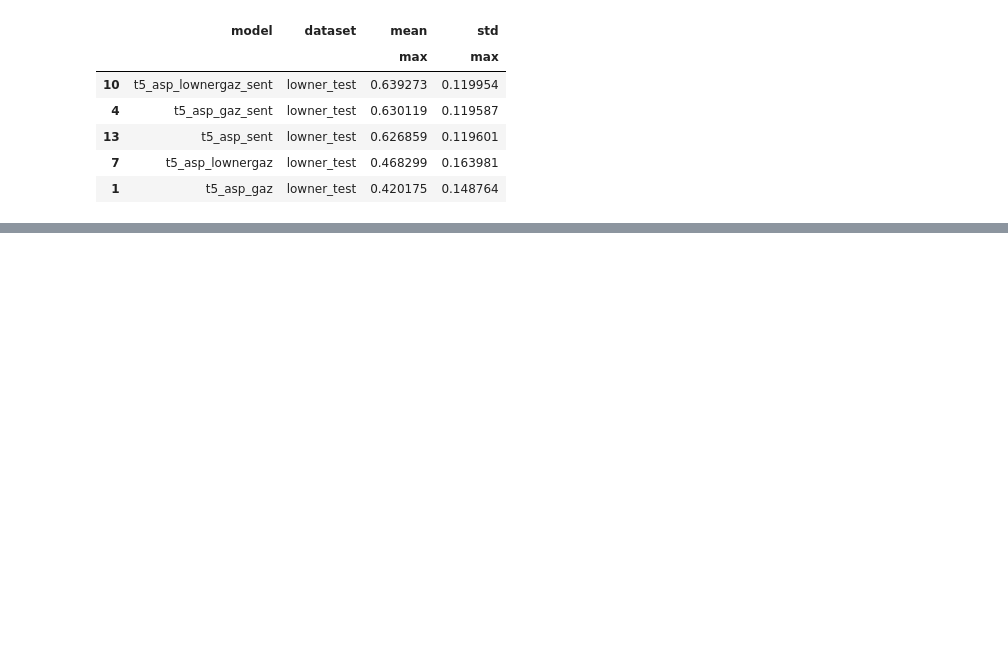
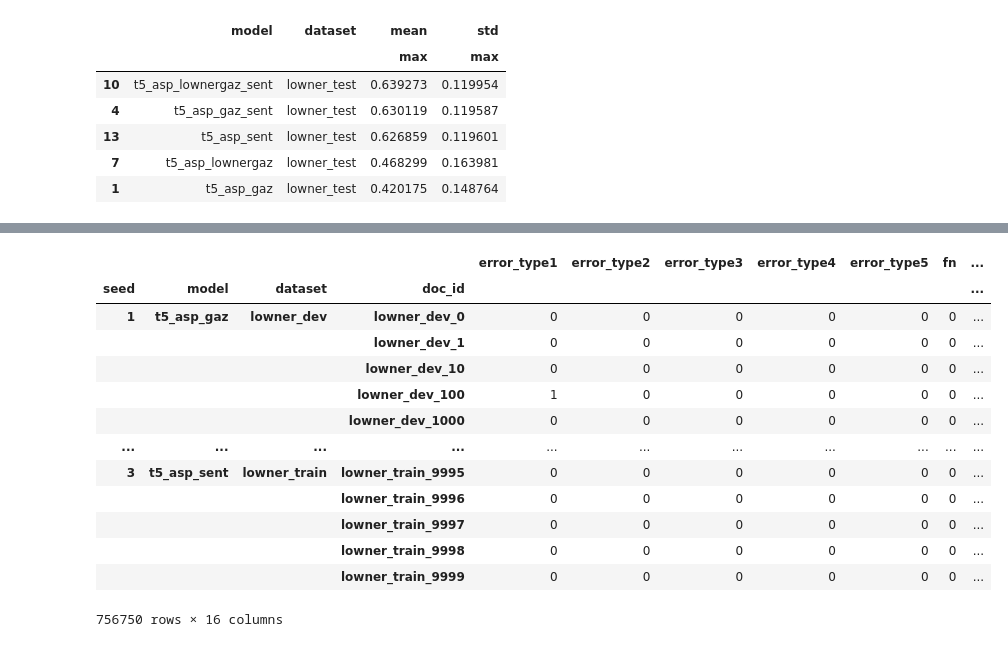
Before and after one commit to roebbert92/thesis, a Jupyter notebook: evaluations/01_performance.ipynb, the cells around one changed output, grey strips where cells are left out. Saved outputs shown, nothing was run; the diff lists cells and outputs as text; code cells hidden in the pictures; blank space fills up the shorter version.

```diff
--- a/evaluations/01_performance.ipynb
+++ b/evaluations/01_performance.ipynb
@@ -498,0 +585,6 @@ agg_df.pivot_table(values=["f1"], index=["seed", "dataset", "doc_id"], columns=[
+# %%
+import pandas as pd
+
+seeds = pd.DataFrame({"seed": ["1", "2", "3"]})
+eecr_labeled_data = seeds.merge(labeled_data[["model", "dataset", "doc_id", "eecr"]], how="cross").set_index(["seed", "model", "dataset", "doc_id"])
+eecr_labeled_data
@@ -498,0 +606,3 @@ agg_df.pivot_table(values=["f1"], index=["seed", "dataset", "doc_id"], columns=[
+# %%
+eecr_search_results = seeds.merge(search_results_eecr[["model", "dataset", "doc_id", "eecr"]], how="cross").set_index(["seed", "model", "dataset", "doc_id"])
+eecr_search_results
@@ -498,0 +624,3 @@ agg_df.pivot_table(values=["f1"], index=["seed", "dataset", "doc_id"], columns=[
+# %%
+search_results_top1 = seeds.merge(search_results[["model", "dataset", "doc_id", "max"]], how="cross").set_index(["seed", "model", "dataset", "doc_id"])
+search_results_top1
@@ -498,0 +654,3 @@ agg_df.pivot_table(values=["f1"], index=["seed", "dataset", "doc_id"], columns=[
+# %%
+search_results_score = seeds.merge(search_results[["model", "dataset", "doc_id", "search score"]], how="cross").set_index(["seed", "model", "dataset", "doc_id"])
+search_results_score
@@ -498,0 +684,27 @@ agg_df.pivot_table(values=["f1"], index=["seed", "dataset", "doc_id"], columns=[
+# %%
+# combine
+# error_rate
+# eecr_labeled_data
+# eecr_search_results
+# search_results_top1
+# search_results_score
+combined_df = error_rate.join(eecr_labeled_data, on=["seed", "model", "dataset", "doc_id"])
+combined_df = combined_df.join(eecr_search_results, on=["seed", "model", "dataset", "doc_id"], lsuffix="_labeled_data", rsuffix="_search_results")
+combined_df = combined_df.join(search_results_top1, on=["seed", "model", "dataset", "doc_id"])
+combined_df = combined_df.join(search_results_score, on=["seed", "model", "dataset", "doc_id"])
+combined_df
+# %% [output]
+|  |  |  |  | error_type1 | error_type2 | error_type3 | error_type4 | error_type5 | fn | ... |
+| seed | model | dataset | doc_id |  |  |  |  |  |  | ... |
+| 1 | t5_asp_gaz | lowner_dev | lowner_dev_0 | 0 | 0 | 0 | 0 | 0 | 0 | ... |
+|  |  |  | lowner_dev_1 | 0 | 0 | 0 | 0 | 0 | 0 | ... |
+|  |  |  | lowner_dev_10 | 0 | 0 | 0 | 0 | 0 | 0 | ... |
+|  |  |  | lowner_dev_100 | 1 | 0 | 0 | 0 | 0 | 0 | ... |
+|  |  |  | lowner_dev_1000 | 0 | 0 | 0 | 0 | 0 | 0 | ... |
+| ... | ... | ... | ... | ... | ... | ... | ... | ... | ... | ... |
+| 3 | t5_asp_sent | lowner_train | lowner_train_9995 | 0 | 0 | 0 | 0 | 0 | 0 | ... |
+|  |  |  | lowner_train_9996 | 0 | 0 | 0 | 0 | 0 | 0 | ... |
+|  |  |  | lowner_train_9997 | 0 | 0 | 0 | 0 | 0 | 0 | ... |
+|  |  |  | lowner_train_9998 | 0 | 0 | 0 | 0 | 0 | 0 | ... |
+|  |  |  | lowner_train_9999 | 0 | 0 | 0 | 0 | 0 | 0 | ... |
+756750 rows × 16 columns
```
Also changed, not shown: parts of 24 cells of this notebook, 5 other files.
